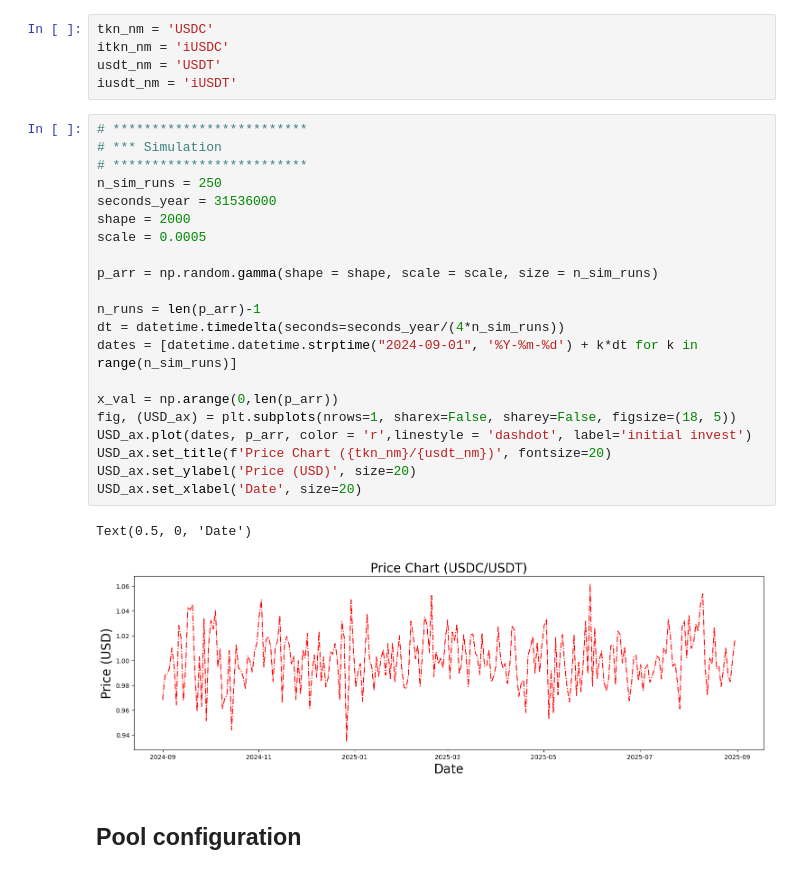
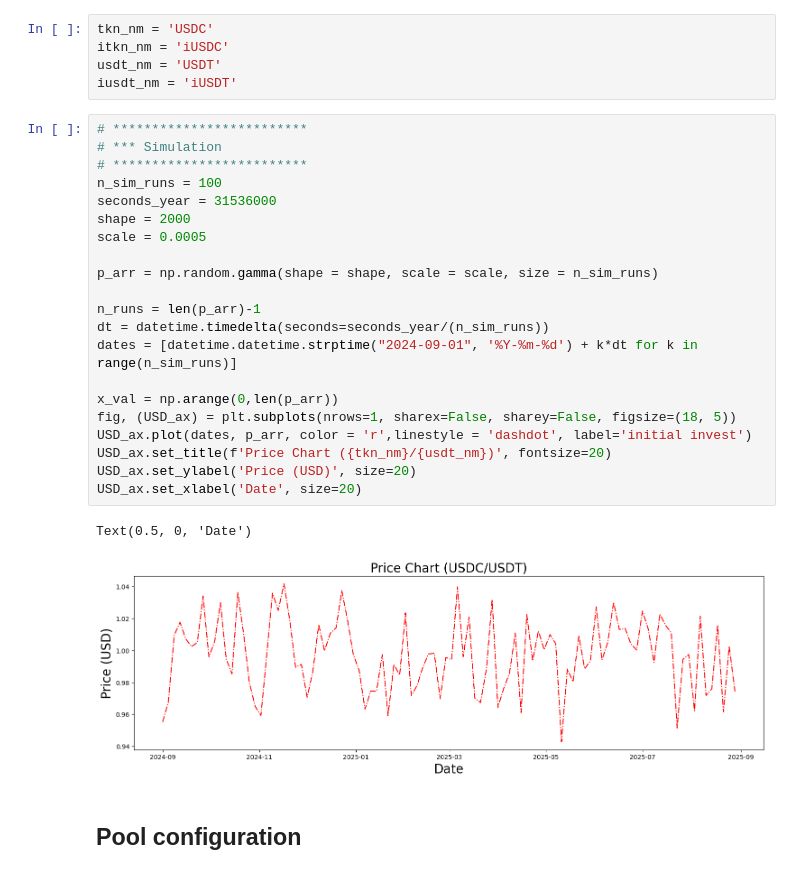
Before and after one commit to defipy-devs/defipy-docs, a Jupyter notebook: docs/tutorials/testnet_sim_univ2.ipynb, the cells around one changed output. Drawn from its saved outputs; the diff is of its cells as text.

```diff
--- a/docs/tutorials/testnet_sim_univ2.ipynb
+++ b/docs/tutorials/testnet_sim_univ2.ipynb
@@ -56,27 +56,27 @@ iusdt_nm = 'iUSDT'
 # %%
 # *************************
 # *** Simulation
 # *************************
-n_sim_runs = 250
+n_sim_runs = 100
 seconds_year = 31536000
 shape = 2000
 scale = 0.0005
 
 p_arr = np.random.gamma(shape = shape, scale = scale, size = n_sim_runs)
 
 n_runs = len(p_arr)-1
-dt = datetime.timedelta(seconds=seconds_year/(4*n_sim_runs))
+dt = datetime.timedelta(seconds=seconds_year/(n_sim_runs))
 dates = [datetime.datetime.strptime("2024-09-01", '%Y-%m-%d') + k*dt for k in range(n_sim_runs)]
 
 x_val = np.arange(0,len(p_arr))
 fig, (USD_ax) = plt.subplots(nrows=1, sharex=False, sharey=False, figsize=(18, 5))
 USD_ax.plot(dates, p_arr, color = 'r',linestyle = 'dashdot', label='initial invest')
 USD_ax.set_title(f'Price Chart ({tkn_nm}/{usdt_nm})', fontsize=20)
 USD_ax.set_ylabel('Price (USD)', size=20)
 USD_ax.set_xlabel('Date', size=20)
 # %% [output]
 Text(0.5, 0, 'Date')
-[figure, old version]
+[figure, new version]
 # %% [markdown]
 ## Pool configuration
 # %%
```
Also changed, not shown: parts of 14 cells of this notebook, 17 other files.
